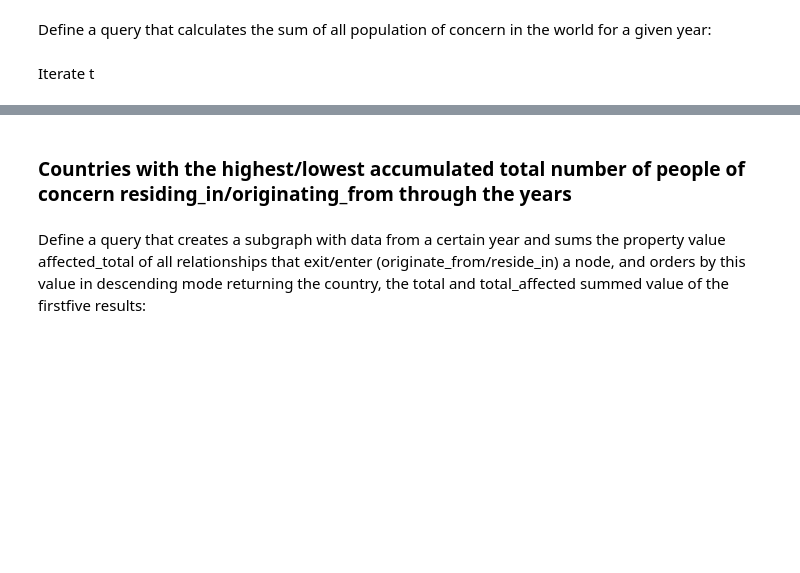
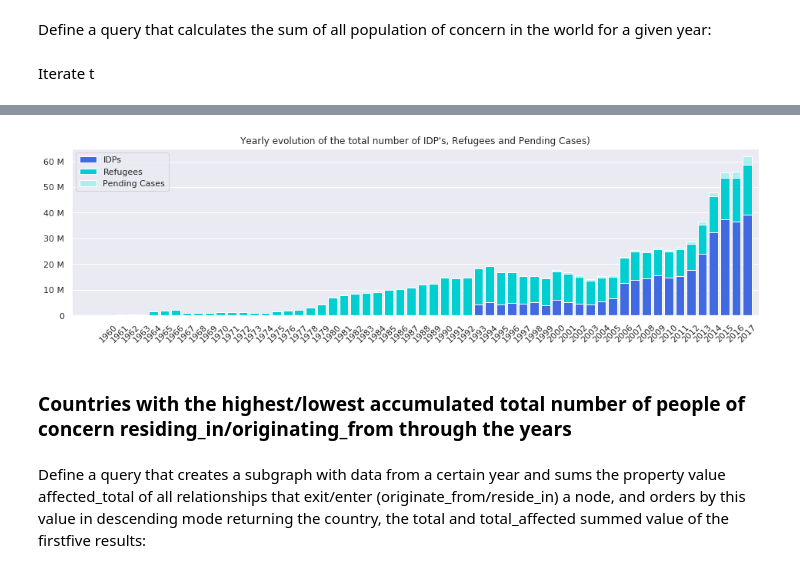
Before and after one commit to CandelaV/UNHCRs_population_of_concern_HDX, a Jupyter notebook: notebooks/c_data_analysis_with_python_and_neo4j_RESIDE_IN.ipynb, the cells around one changed output, grey strips where cells are left out. Cells and saved outputs as stored; diff of their text form; code cells hidden in the pictures; blank space fills up the shorter version.

Commit message:
add new plots

```diff
--- a/notebooks/c_data_analysis_with_python_and_neo4j_RESIDE_IN.ipynb
+++ b/notebooks/c_data_analysis_with_python_and_neo4j_RESIDE_IN.ipynb
@@ -113,7 +172,10 @@ Define a query that calculates the sum of all population of concern in the world
 def total_pop_concern_given_year(tx, year):
     return tx.run("MATCH (a:CountryYear)-[r:RESIDE_IN]->(b:CountryYear) "
                         "WHERE a.year={0} AND b.year={0} "
-                         "RETURN a.year as year, sum(r.affected_total) as affectedTotal".format(year))
+                        "RETURN a.year as year, sum(r.affected_total) as affectedTotal, "
+                        "sum(r.affected_refugees) as affectedRefugees, "
+                        "sum(r.affected_asylum) as affectedAsylum, "
+                        "sum(r.affected_idps) as affectedIdps".format(year))
 # %% [markdown]
 Iterate t
 # %%
@@ -132,3 +196,27 @@ plt.title("Yearly evolution of the total number of population of concern in the
+# %%
+fig, ax = plt.subplots(figsize=(16,4))
+
+x_data=[data['year'] for data in out_total_pop]
+y1_data=[data['affectedIdps'] for data in out_total_pop]
+y2_data=[data['affectedRefugees'] for data in out_total_pop]
+y3_data=[data['affectedAsylum'] for data in out_total_pop]
+
+y_temp = [sum(x) for x in zip(y1_data, y2_data)]
+
+p1 = plt.bar(x_data, y1_data, color='royalblue')
+p2 = plt.bar(x_data, y2_data, color='darkturquoise', bottom=y1_data)
+p3 = plt.bar(x_data, y3_data, color='paleturquoise', bottom=y_temp )
+
+plt.xlim(right=2018)
+plt.legend((p1[0], p2[0], p3[0]), ('IDPs', 'Refugees', 'Pending Cases'))
+ax.yaxis.set_major_formatter(ticker.EngFormatter())
+ax.xaxis.grid(False)
+plt.xticks(x_data)
+plt.xticks(rotation=45)
+
+plt.title("Yearly evolution of the total number of IDP's, Refugees and Pending Cases)");
+# %% [output]
+[figure, added]
 # %% [markdown]
 ### Countries with the highest/lowest accumulated total number of people of concern residing_in/originating_from through the years
 # %% [markdown]
```
Also changed, not shown: parts of 33 cells of this notebook.
